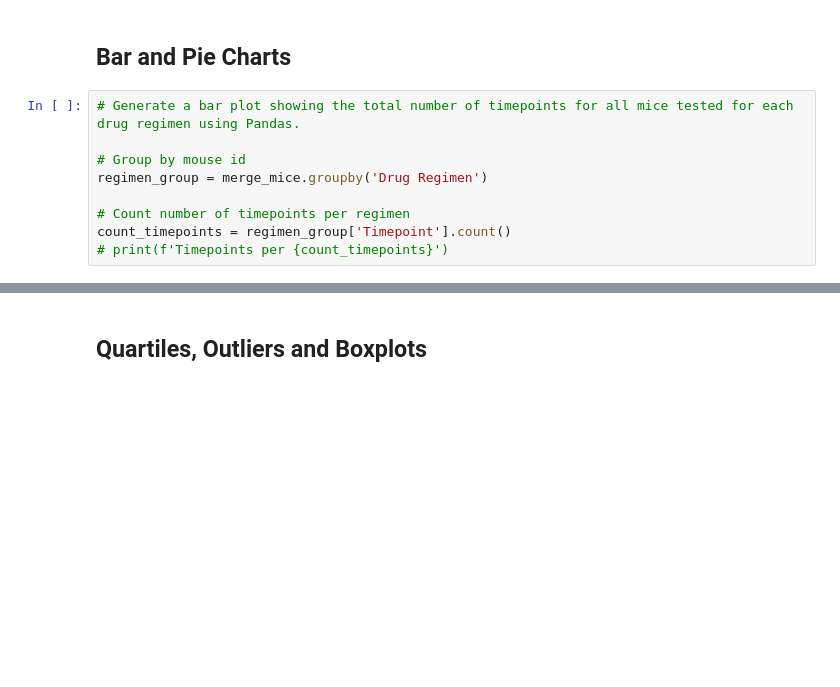
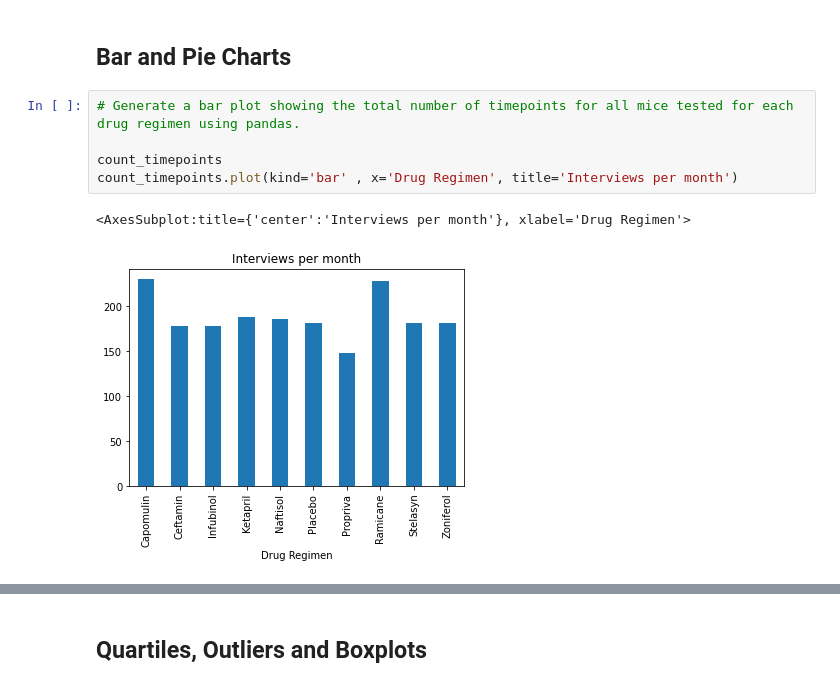
Before and after one commit to jhurley684/05-matplotlib-Pymaceuticals, a Jupyter notebook: Instructions/Pymaceuticals/pymaceuticals_starter.ipynb, the cells around one changed output, grey strips where cells are left out. Drawn from its saved outputs; the diff is of its cells as text; blank space fills up the shorter version.

```diff
--- a/Instructions/Pymaceuticals/pymaceuticals_starter.ipynb
+++ b/Instructions/Pymaceuticals/pymaceuticals_starter.ipynb
@@ -133,11 +133,10 @@ merge_mice.groupby("Drug Regimen").agg({"Tumor Volume (mm3)" : [np.mean, np.medi
 # %% [markdown]
 ## Bar and Pie Charts
 # %%
-# Generate a bar plot showing the total number of timepoints for all mice tested for each drug regimen using Pandas.
+# Generate a bar plot showing the total number of timepoints for all mice tested for each drug regimen using pandas.
 
-# Group by mouse id
-regimen_group = merge_mice.groupby('Drug Regimen')
-
-# Count number of timepoints per regimen
-count_timepoints = regimen_group['Timepoint'].count()
-# print(f'Timepoints per {count_timepoints}')
+count_timepoints
+count_timepoints.plot(kind='bar' , x='Drug Regimen', title='Interviews per month')
+# %% [output]
+<AxesSubplot:title={'center':'Interviews per month'}, xlabel='Drug Regimen'>
+[figure, added]
```
Also changed, not shown: parts of 10 cells of this notebook.
